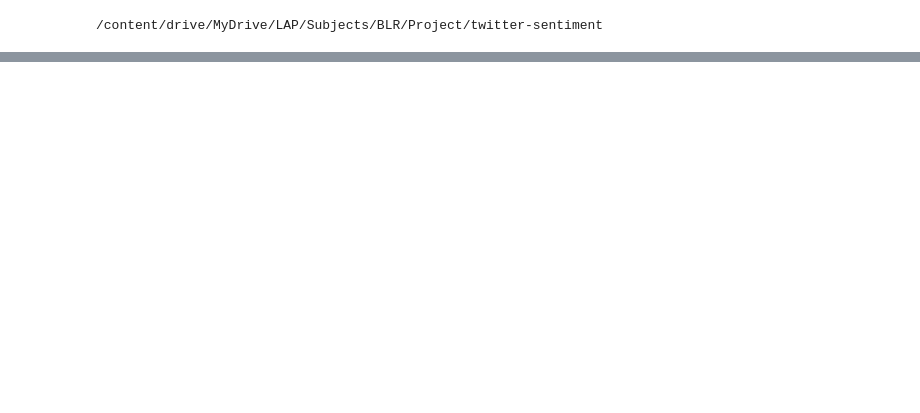
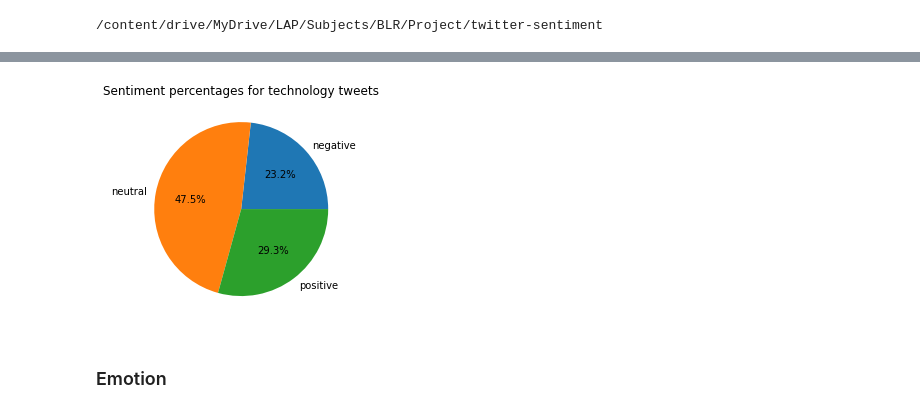
Before and after one commit to juletx/twitter-sentiment-emotion, a Jupyter notebook: twitter_sentiment.ipynb, the cells around one changed output, grey strips where cells are left out. Drawn from its saved outputs; the diff is of its cells as text; code cells hidden in the pictures; blank space fills up the shorter version.

Commit message:
sentiment and emotion analysis and visualization

```diff
--- a/twitter_sentiment.ipynb
+++ b/twitter_sentiment.ipynb
@@ -292,12 +101,0 @@ tweets_df
-# %%
-from transformers import AutoTokenizer, AutoModelForTokenClassification
-from transformers import pipeline
-#we select the model from huggingface models
-tokenizer = AutoTokenizer.from_pretrained("dslim/bert-base-NER")
-model = AutoModelForTokenClassification.from_pretrained("dslim/bert-base-NER")
-
-nlp = pipeline("ner", model=model, tokenizer=tokenizer)
-example = "My name is Wolfgang and I live in Berlin"
-
-ner_results = nlp(example)
-print(ner_results)
@@ -305,0 +166,10 @@ print(ner_results)
+# %%
+task = 'sentiment'
+model_sentiment, tokenizer_sentiment, labels_sentiment = get_params(task)
+# %%
+sentiment = predict(list(tweets_df["text"]), model_sentiment, tokenizer_sentiment, labels_sentiment, task)
+# %%
+sent = [sent['sentiment'] for sent in sentiment]
+negative = [sent['negative'] for sent in sentiment]
+neutral = [sent['neutral'] for sent in sentiment]
+positive = [sent['positive'] for sent in sentiment]
@@ -305,0 +196,11 @@ print(ner_results)
+# %%
+negative_count = sent.count('negative')
+neutral_count = sent.count('neutral')
+positive_count = sent.count('positive')
+plt.pie(x = [negative_count, neutral_count, positive_count], labels=labels_sentiment, autopct='%1.1f%%')
+plt.title("Sentiment percentages for technology tweets")
+plt.show()
+# %% [output]
+[figure, added]
+# %% [markdown]
+### Emotion
```
Also changed, not shown: parts of 50 cells of this notebook.
